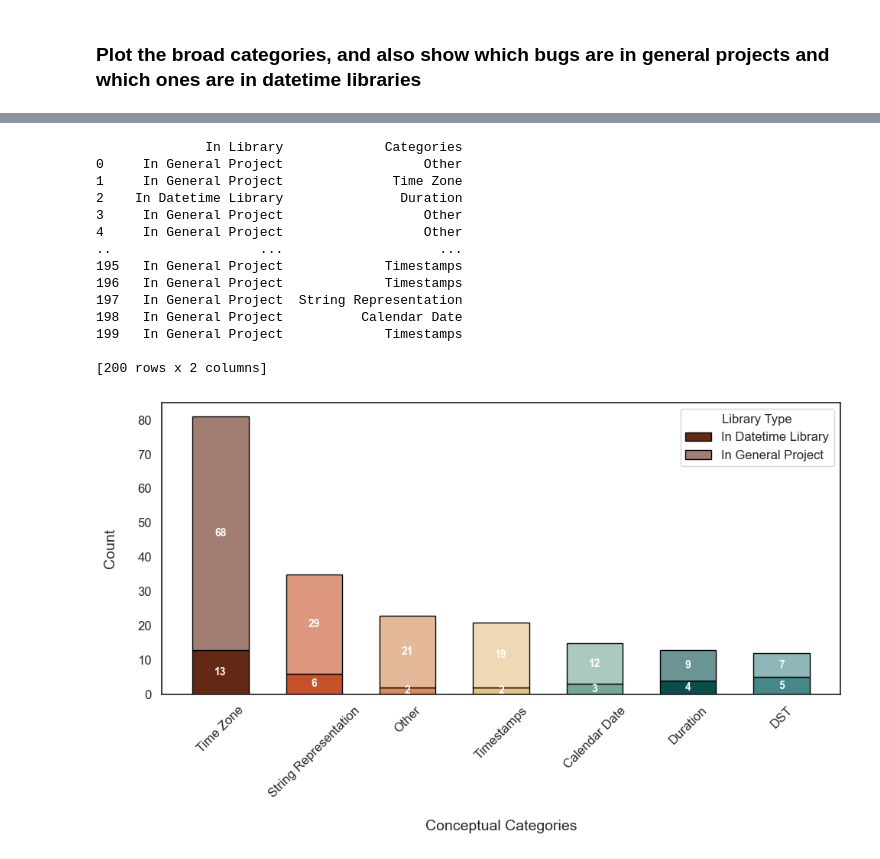
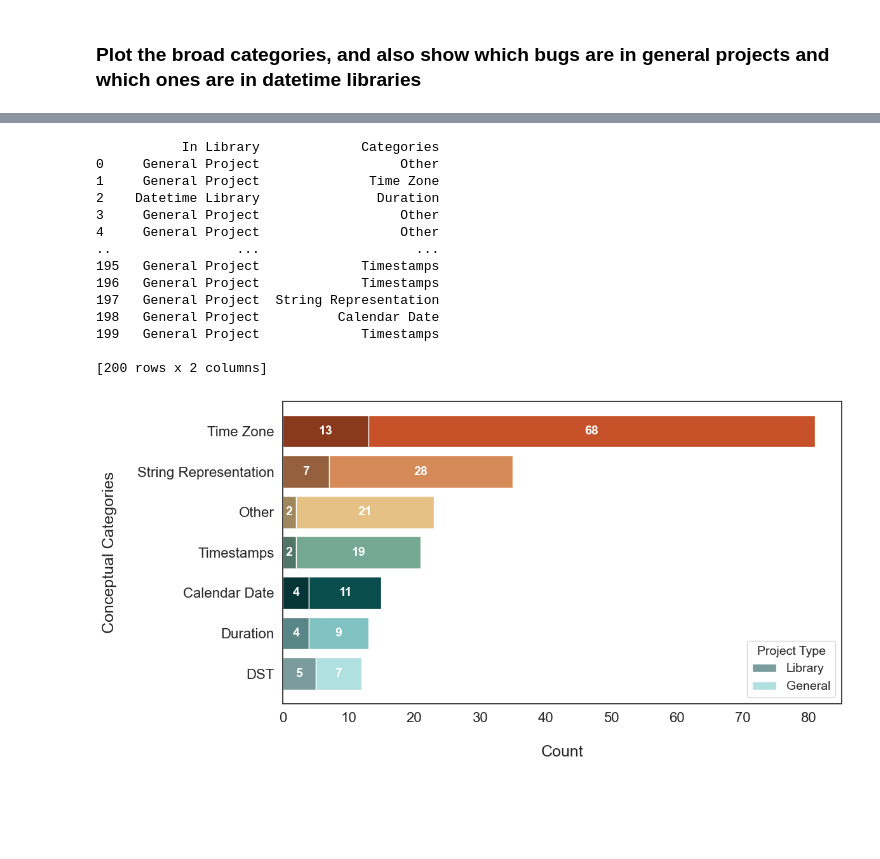
Before and after one commit to cmu-pasta/date-time, a Jupyter notebook: analysis/insights.ipynb, the cells around one changed output, grey strips where cells are left out. Saved outputs shown, nothing was run; the diff lists cells and outputs as text; code cells hidden in the pictures; blank space fills up the shorter version.

Commit message:
updating visualizations

```diff
--- a/analysis/insights.ipynb
+++ b/analysis/insights.ipynb
@@ -420,22 +381,24 @@ plt.show()
 # %% [markdown]
 ### Plot the broad categories, and also show which bugs are in general projects and which ones are in datetime libraries
 # %%
-#setup for figures 2-4
-#project names for datetime libraries
-datetime_libraries = ["dateutil", "pendulum", "maya"]
+# Setup for figures 2-4
 
+# project names for datetime libraries
+datetime_libraries = ["dateutil", "pendulum", "maya", "Chronyk", "arrow"]
+
+
+# define the colors for the bar chart
 from matplotlib.colors import to_rgb
-# Define the colors for the bar chart
-colors = ["#642915", "#c7522a", "#d68a58", "#e5c185", "#74a892", "#094d4d", "#458888", "#80c2c2", "#642915", "#c7522a", "#d68a58"]
-lighter_colors = [f"#{''.join(f'{int(c*255 + (255-c*255)*0.4):02x}' for c in to_rgb(color))}" for color in colors]
+colors = ["#642915", "#c7522a", "#d68a58", "#e5c185", "#74a892", "#094d4d", "#80c2c2", "#b1e0e0"]
+colors = colors[::-1]
+darker_colors = [f"#{''.join(f'{int(c*255 * (1 - 0.3)):02x}' for c in to_rgb(color))}" for color in colors]
 
 sns.set_theme(style='white')
 # %%
-#figure 2: distribution of bugs across identified conceptual categories
-#timezone=81
+# Figure 2: distribution of bugs across identified conceptual categories
 
 df_new = df[['Project', 'Category 1', 'Category 2']]
-df_new["In Library"] = df['Project'].apply(lambda x: "In Datetime Library" if x in datetime_libraries else "In General Project")
+df_new["In Library"] = df['Project'].apply(lambda x: "Datetime Library" if x in datetime_libraries else "General Project")
 
 melted_df = df_new.melt(
     id_vars=["In Library"],
@@ -455,43 +418,45 @@ print(result_df)
 # Group and count occurrences for each combination of "Errors" and "In Library"
 grouped_data = result_df.groupby(["Categories", "In Library"]).size().unstack(fill_value=0)
 
-# Sort bars by total counts (sum of both columns)
+# Sort bars by total counts (sum of both columns) in descending order
 grouped_data["Total"] = grouped_data.sum(axis=1)
-grouped_data = grouped_data.sort_values("Total", ascending=False).drop(columns=["Total"])
+grouped_data = grouped_data.sort_values("Total", ascending=True).drop(columns=["Total"])
 
 # Assign colors for each bar: original for "In Datetime Library" and lighter for "In General Project"
 bar_colors = []
 for i in range(len(grouped_data)):
-    bar_colors.append((colors[i], lighter_colors[i]))
+    bar_colors.append((darker_colors[i], colors[i]))
 
 # Plotting the stacked bar chart
-fig, ax = plt.subplots(figsize=(10, 6))
+fig, ax = plt.subplots(figsize=(12, 6))
 for i, (library_type, color_pair) in enumerate(zip(grouped_data.columns, zip(*bar_colors))):
-    ax.bar(
+    ax.barh(
         grouped_data.index, grouped_data.iloc[:, i],
         label=library_type,
         color=color_pair,
-        width=0.6,
-        edgecolor="black",
+        height=0.8,
+        edgecolor="white",
         align="center",
-        bottom=grouped_data.iloc[:, :i].sum(axis=1) if i > 0 else None,
+        left=grouped_data.iloc[:, :i].sum(axis=1) if i > 0 else None,
     )
 
 # Adding data labels
-for container, (color_main, color_light) in zip(ax.containers, bar_colors):
-    ax.bar_label(container, label_type="center", fontsize=10, color="white", fontweight="bold")
+for container in ax.containers:
+    labels = [f'{int(value)}' if value > 0 else '' for value in container.datavalues]
+    ax.bar_label(container, labels=labels, label_type='center', color='white', fontsize=14, fontweight='bold')
 
 # Customizing the chart
-ax.set_xlabel("\nConceptual Categories", fontsize=14)
-ax.set_ylabel("Count\n", fontsize=14)
-ax.legend(["In Datetime Library", "In General Project"], title="Library Type", fontsize=12, title_fontsize=12, loc="upper right")
+ax.set_xlabel("\nCount", fontsize=18)
+ax.set_ylabel("Conceptual Categories\n", fontsize=18)
+ax.legend(["Library", "General"], title="Project Type", fontsize=14, title_fontsize=14, loc="lower right")
 
 # Adjusting ticks
-ax.tick_params(axis="x", labelsize=12, rotation=45)
-ax.tick_params(axis="y", labelsize=12)
+ax.tick_params(axis="x", labelsize=16)
+ax.tick_params(axis="y", labelsize=16)
 
-# Display the chart
+# Display and save the chart
 plt.tight_layout()
+plt.savefig(SAVE_PATH + 'conceptual_categories_stacked.pdf', bbox_inches='tight')
 plt.show()
 # %% [output]
 A value is trying to be set on a copy of a slice from a DataFrame.
@@ -502,16 +467,16 @@ See the caveats in the documentation: https://pandas.pydata.org/pandas-docs/stab
-              In Library             Categories
-0     In General Project                  Other
-1     In General Project              Time Zone
-2    In Datetime Library               Duration
-3     In General Project                  Other
-4     In General Project                  Other
-..                   ...                    ...
-195   In General Project             Timestamps
-196   In General Project             Timestamps
-197   In General Project  String Representation
-198   In General Project          Calendar Date
-199   In General Project             Timestamps
+           In Library             Categories
+0     General Project                  Other
+1     General Project              Time Zone
+2    Datetime Library               Duration
+3     General Project                  Other
+4     General Project                  Other
+..                ...                    ...
+195   General Project             Timestamps
+196   General Project             Timestamps
+197   General Project  String Representation
+198   General Project          Calendar Date
+199   General Project             Timestamps
 
 [200 rows x 2 columns]
-[figure, old version]
+[figure, new version]
 # %%
```
Also changed, not shown: parts of 7 cells of this notebook, 10 other files.
